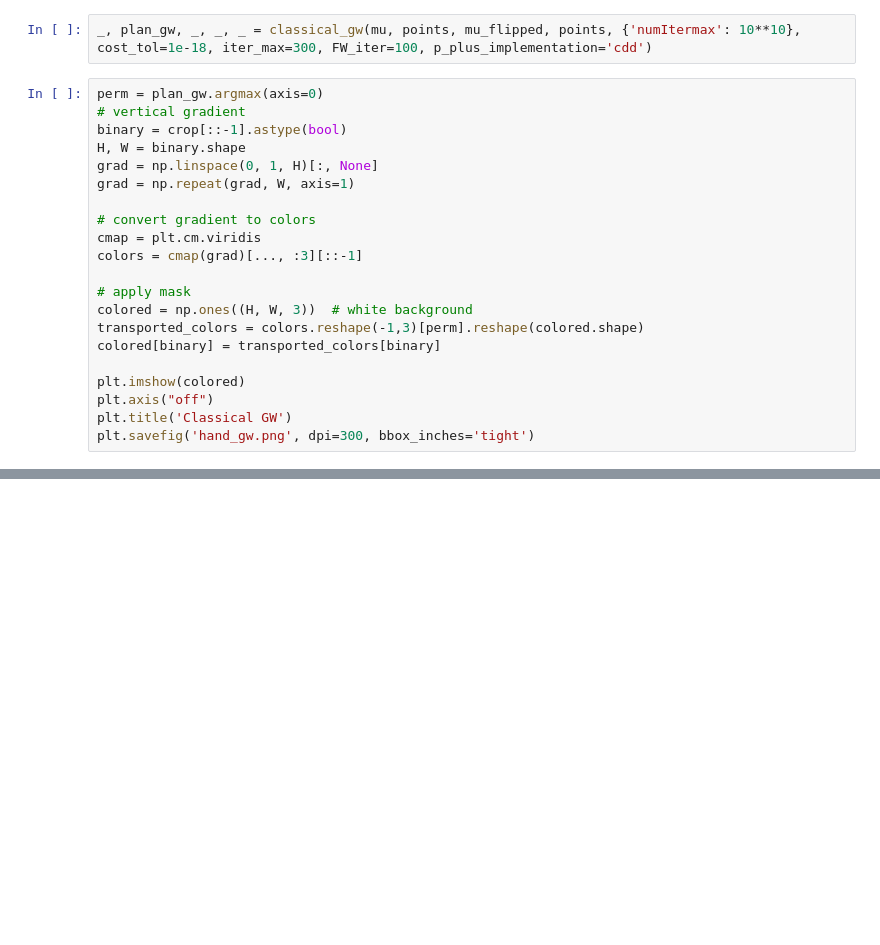
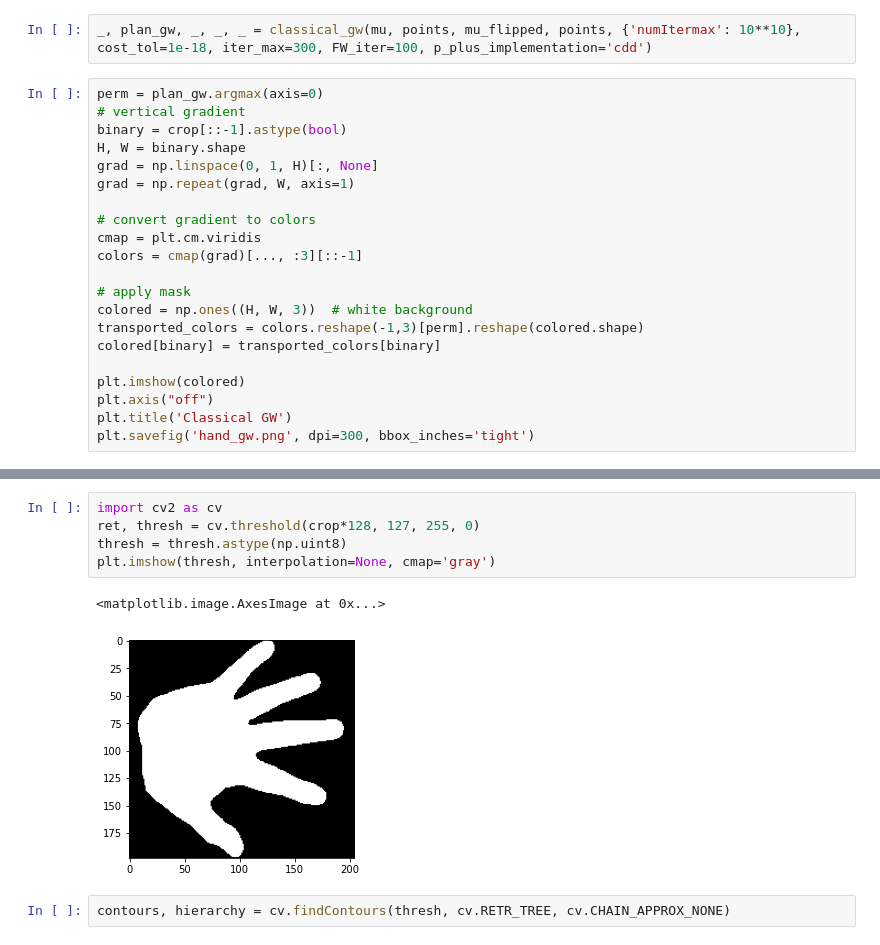
Before and after one commit to geoffwoollard/xgw, a Jupyter notebook: experiments/hand.ipynb, the cells around one changed output, grey strips where cells are left out. Drawn from its saved outputs; the diff is of its cells as text; blank space fills up the shorter version.

```diff
--- a/experiments/hand.ipynb
+++ b/experiments/hand.ipynb
@@ -128,0 +147,10 @@ plt.savefig('hand_gw.png', dpi=300, bbox_inches='tight')
+# %%
+import cv2 as cv
+ret, thresh = cv.threshold(crop*128, 127, 255, 0)
+thresh = thresh.astype(np.uint8)
+plt.imshow(thresh, interpolation=None, cmap='gray')
+# %% [output]
+<matplotlib.image.AxesImage at 0x...>
+[figure, added]
+# %%
+contours, hierarchy = cv.findContours(thresh, cv.RETR_TREE, cv.CHAIN_APPROX_NONE)
```
Also changed, not shown: parts of 17 cells of this notebook, 2 other files.
